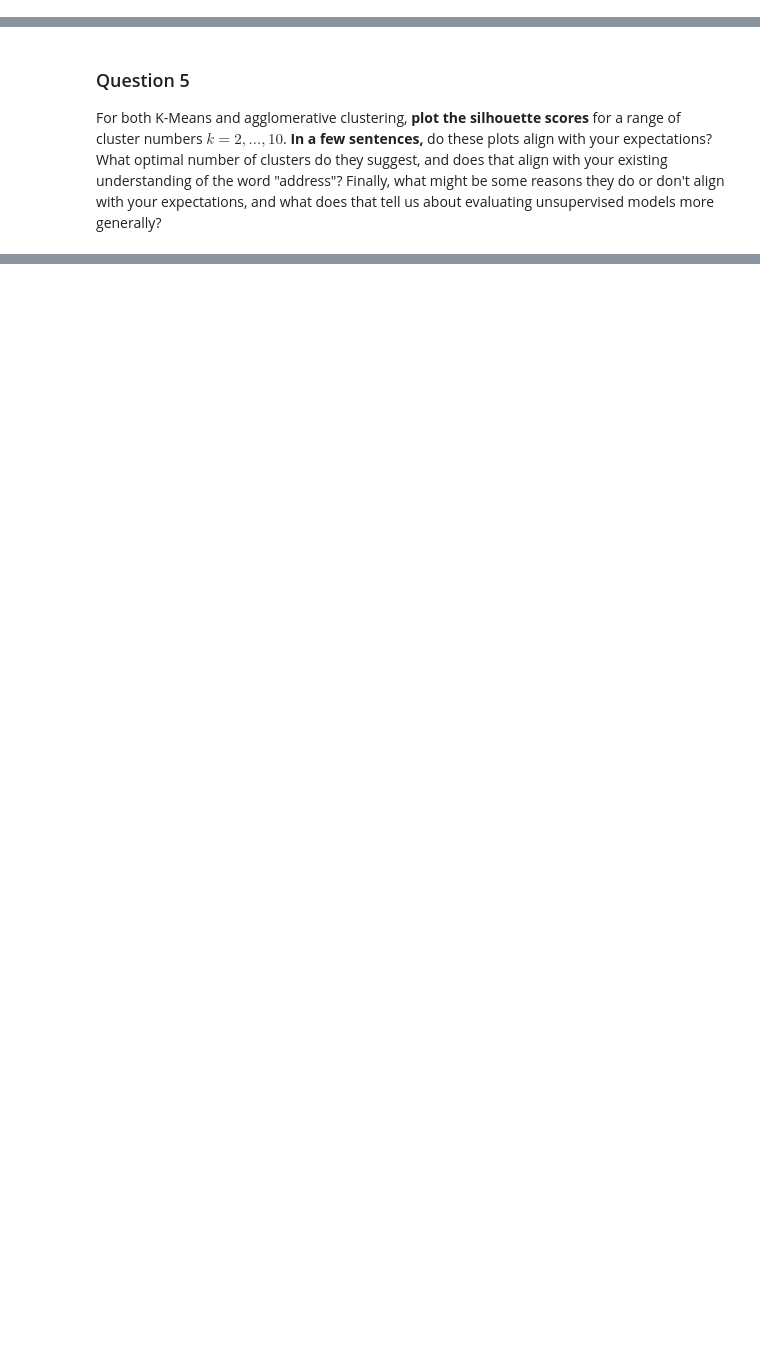
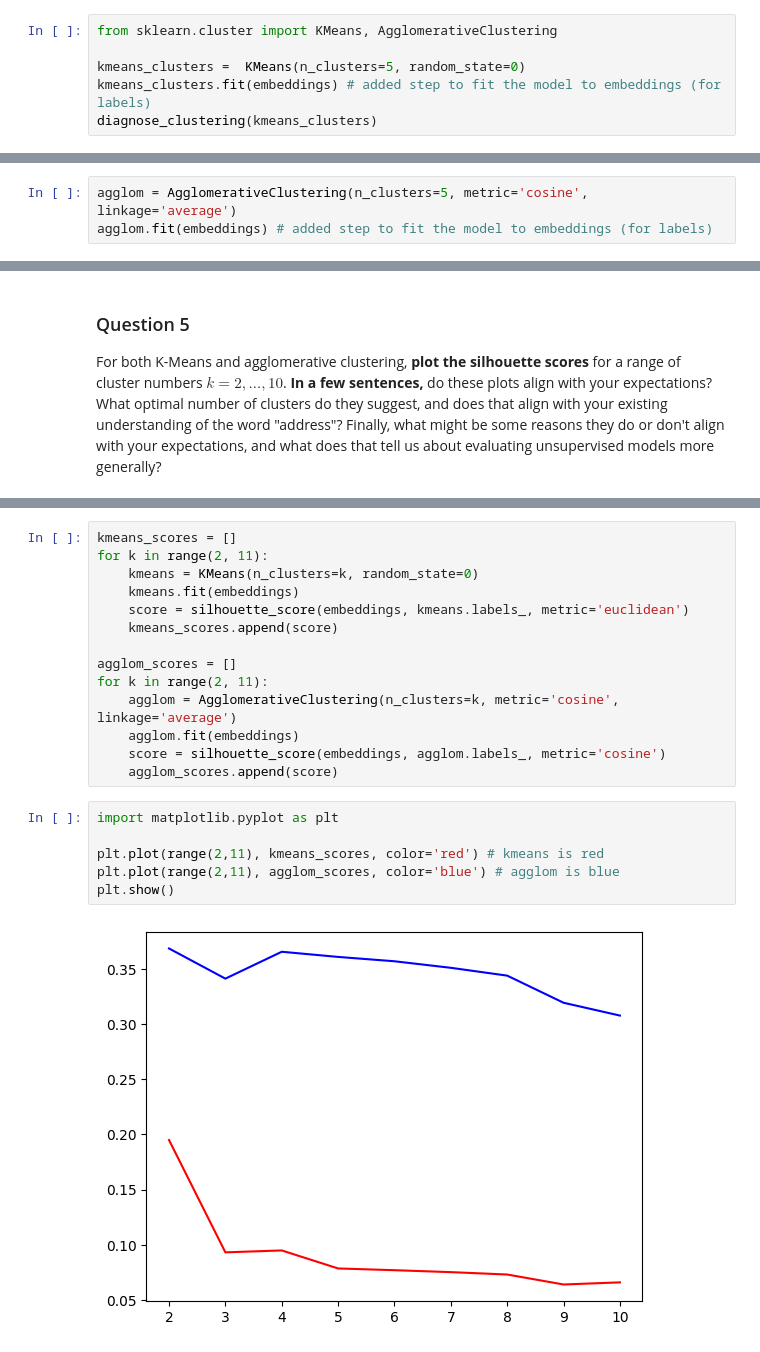
Before and after one commit to GoldPapaya/info256-applied-nlp, a Jupyter notebook: 8.clustering/HW8_Word_Sense_Induction.ipynb, the cells around one changed output, grey strips where cells are left out. Cells and saved outputs as stored; diff of their text form; blank space fills up the shorter version.

```diff
--- a/8.clustering/HW8_Word_Sense_Induction.ipynb
+++ b/8.clustering/HW8_Word_Sense_Induction.ipynb
@@ -160,0 +193,6 @@ diagnose_clustering(kmeans_clusters)
+# %%
+from sklearn.cluster import KMeans, AgglomerativeClustering
+
+kmeans_clusters =  KMeans(n_clusters=5, random_state=0)
+kmeans_clusters.fit(embeddings) # added step to fit the model to embeddings (for labels)
+diagnose_clustering(kmeans_clusters)
@@ -170,0 +225,3 @@ agglom = # FILL ME IN; this will take longer to run than K-Means
+# %%
+agglom = AgglomerativeClustering(n_clusters=5, metric='cosine', linkage='average')
+agglom.fit(embeddings) # added step to fit the model to embeddings (for labels)
@@ -186,0 +274,22 @@ For both K-Means and agglomerative clustering, **plot the silhouette scores** fo
+# %%
+kmeans_scores = []
+for k in range(2, 11):
+    kmeans = KMeans(n_clusters=k, random_state=0)
+    kmeans.fit(embeddings)
+    score = silhouette_score(embeddings, kmeans.labels_, metric='euclidean')
+    kmeans_scores.append(score)
+
+agglom_scores = []
+for k in range(2, 11):
+    agglom = AgglomerativeClustering(n_clusters=k, metric='cosine', linkage='average')
+    agglom.fit(embeddings)
+    score = silhouette_score(embeddings, agglom.labels_, metric='cosine')
+    agglom_scores.append(score)
+# %%
+import matplotlib.pyplot as plt
+
+plt.plot(range(2,11), kmeans_scores, color='red') # kmeans is red
+plt.plot(range(2,11), agglom_scores, color='blue') # agglom is blue
+plt.show()
+# %% [output]
+[figure, added]
```
Also changed, not shown: parts of 13 cells of this notebook.
